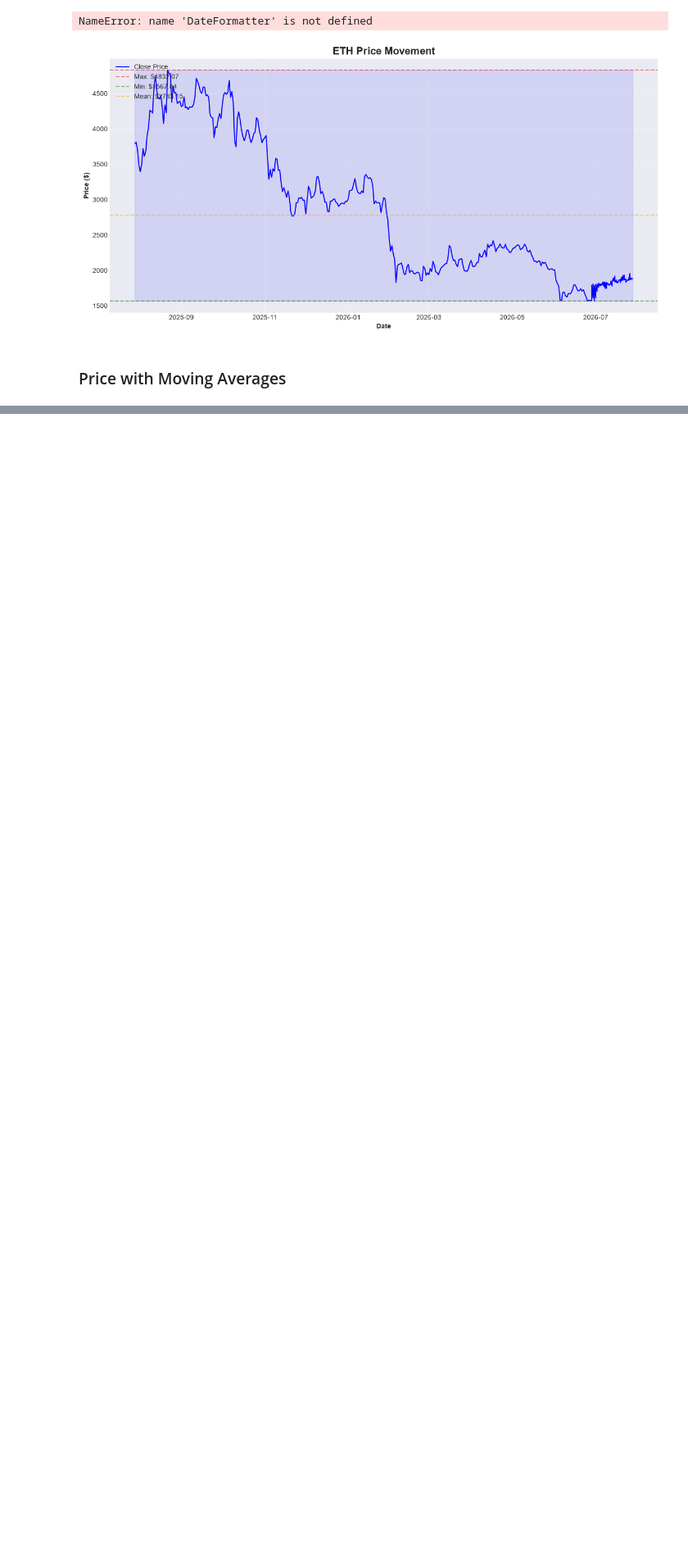
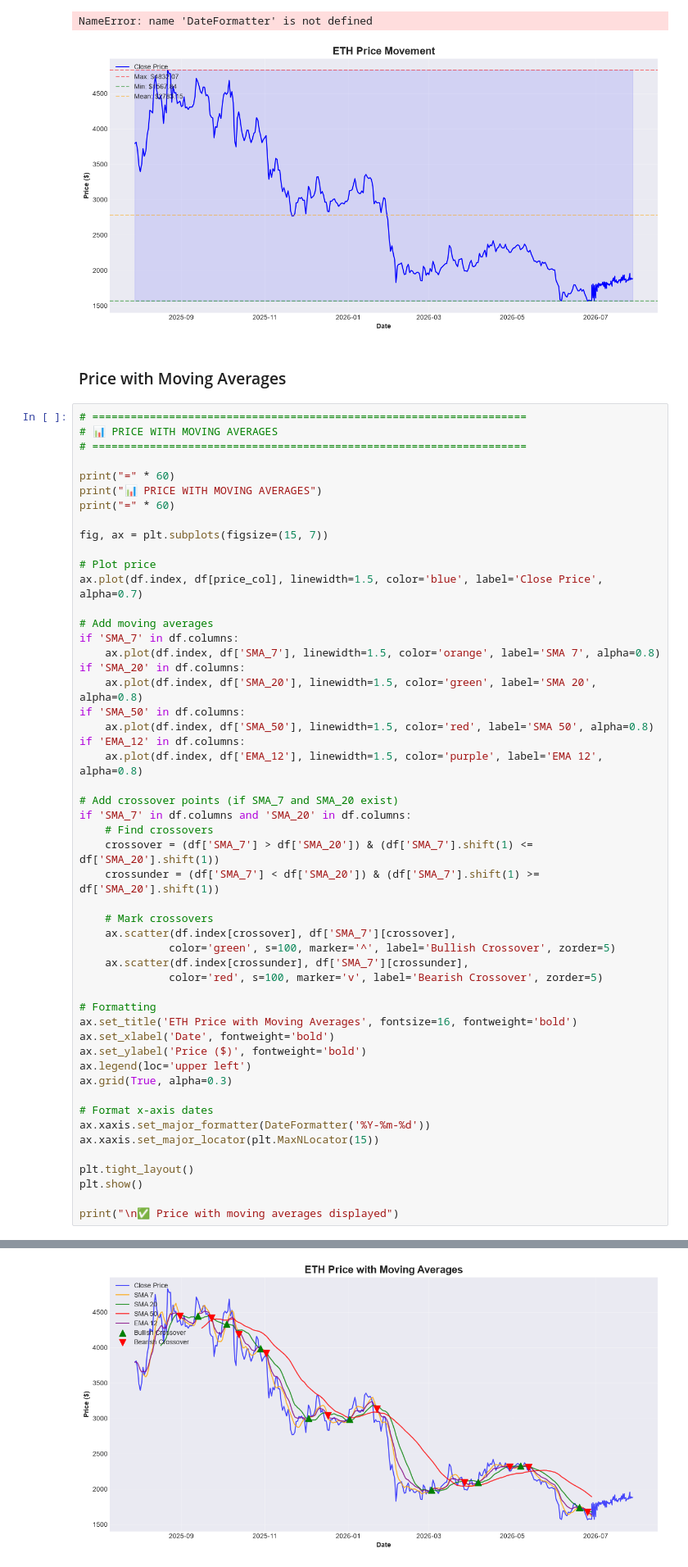
Before and after one commit to sachinchakrawarti/myprojets, a Jupyter notebook: projects/ethereum/manually/server/notebooks/ohlcv/notebooks/02_data_visualization/01_price_patterns.ipynb, the cells around one changed output, grey strips where cells are left out. Shown at 82% size. Drawn from its saved outputs; the diff is of its cells as text; blank space fills up the shorter version.

```diff
--- a/projects/ethereum/manually/server/notebooks/ohlcv/notebooks/02_data_visualization/01_price_patterns.ipynb
+++ b/projects/ethereum/manually/server/notebooks/ohlcv/notebooks/02_data_visualization/01_price_patterns.ipynb
@@ -60,3 +60,55 @@ NameError: name 'DateFormatter' is not defined
 [figure]
 # %% [markdown]
 ###  Price with Moving Averages
+# %%
+# ====================================================================
+# 📊 PRICE WITH MOVING AVERAGES
+# ====================================================================
+
+print("=" * 60)
+print("📊 PRICE WITH MOVING AVERAGES")
+print("=" * 60)
+
+fig, ax = plt.subplots(figsize=(15, 7))
+
+# Plot price
+ax.plot(df.index, df[price_col], linewidth=1.5, color='blue', label='Close Price', alpha=0.7)
+
+# Add moving averages
+if 'SMA_7' in df.columns:
+    ax.plot(df.index, df['SMA_7'], linewidth=1.5, color='orange', label='SMA 7', alpha=0.8)
+if 'SMA_20' in df.columns:
+    ax.plot(df.index, df['SMA_20'], linewidth=1.5, color='green', label='SMA 20', alpha=0.8)
+if 'SMA_50' in df.columns:
+    ax.plot(df.index, df['SMA_50'], linewidth=1.5, color='red', label='SMA 50', alpha=0.8)
+if 'EMA_12' in df.columns:
+    ax.plot(df.index, df['EMA_12'], linewidth=1.5, color='purple', label='EMA 12', alpha=0.8)
+
+# Add crossover points (if SMA_7 and SMA_20 exist)
+if 'SMA_7' in df.columns and 'SMA_20' in df.columns:
+    # Find crossovers
+    crossover = (df['SMA_7'] > df['SMA_20']) & (df['SMA_7'].shift(1) <= df['SMA_20'].shift(1))
+    crossunder = (df['SMA_7'] < df['SMA_20']) & (df['SMA_7'].shift(1) >= df['SMA_20'].shift(1))
+
+    # Mark crossovers
+    ax.scatter(df.index[crossover], df['SMA_7'][crossover],
+              color='green', s=100, marker='^', label='Bullish Crossover', zorder=5)
+    ax.scatter(df.index[crossunder], df['SMA_7'][crossunder],
+              color='red', s=100, marker='v', label='Bearish Crossover', zorder=5)
+
+# Formatting
+ax.set_title('ETH Price with Moving Averages', fontsize=16, fontweight='bold')
+ax.set_xlabel('Date', fontweight='bold')
+ax.set_ylabel('Price ($)', fontweight='bold')
+ax.legend(loc='upper left')
+ax.grid(True, alpha=0.3)
+
+# Format x-axis dates
+ax.xaxis.set_major_formatter(DateFormatter('%Y-%m-%d'))
+ax.xaxis.set_major_locator(plt.MaxNLocator(15))
+
+plt.tight_layout()
+plt.show()
+
+print("\n✅ Price with moving averages displayed")
+# %% [output]
@@ -62,0 +119 @@ NameError: name 'DateFormatter' is not defined
+[figure, added]
```
Also changed, not shown: parts of 1 cell of this notebook, 2 other files.
